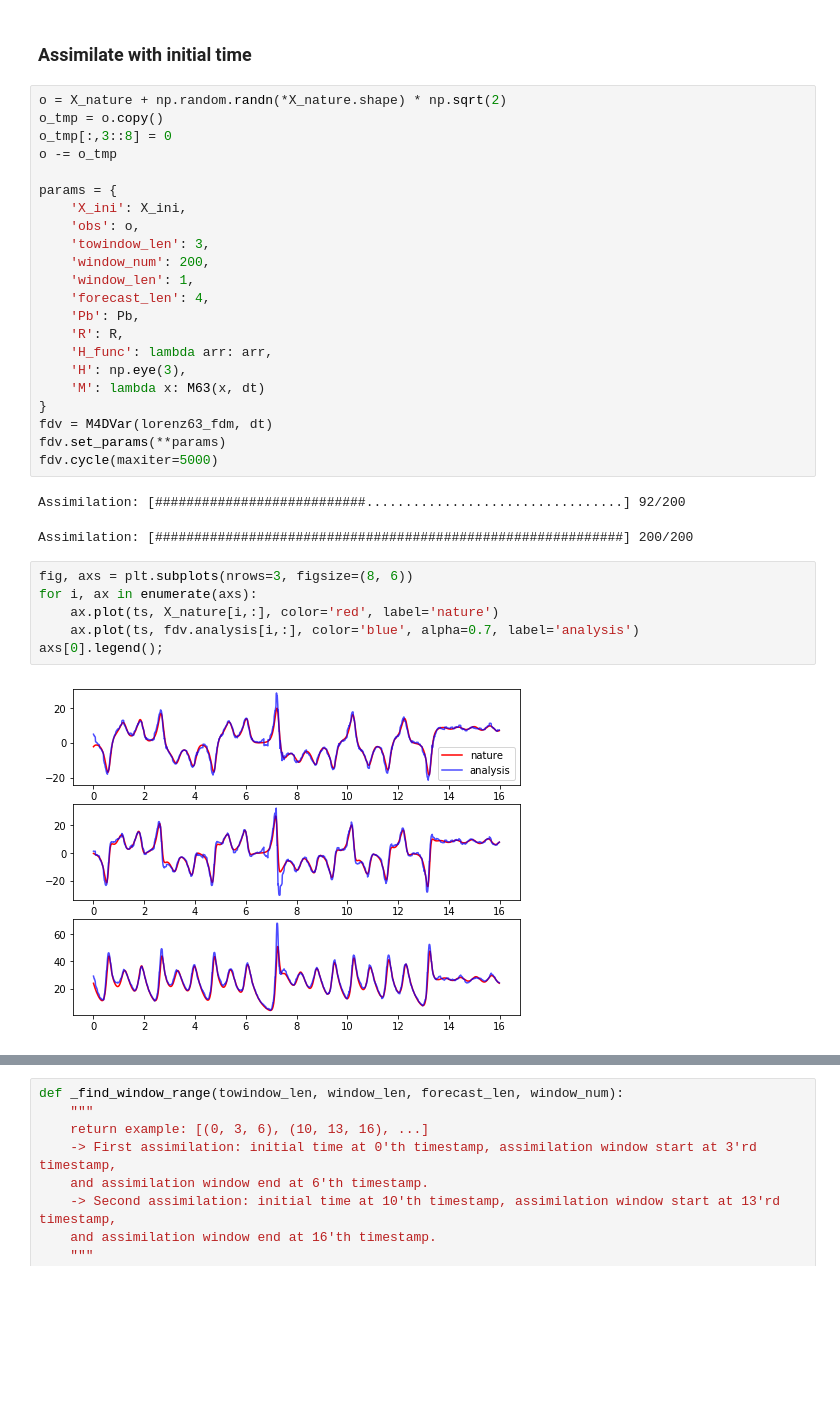
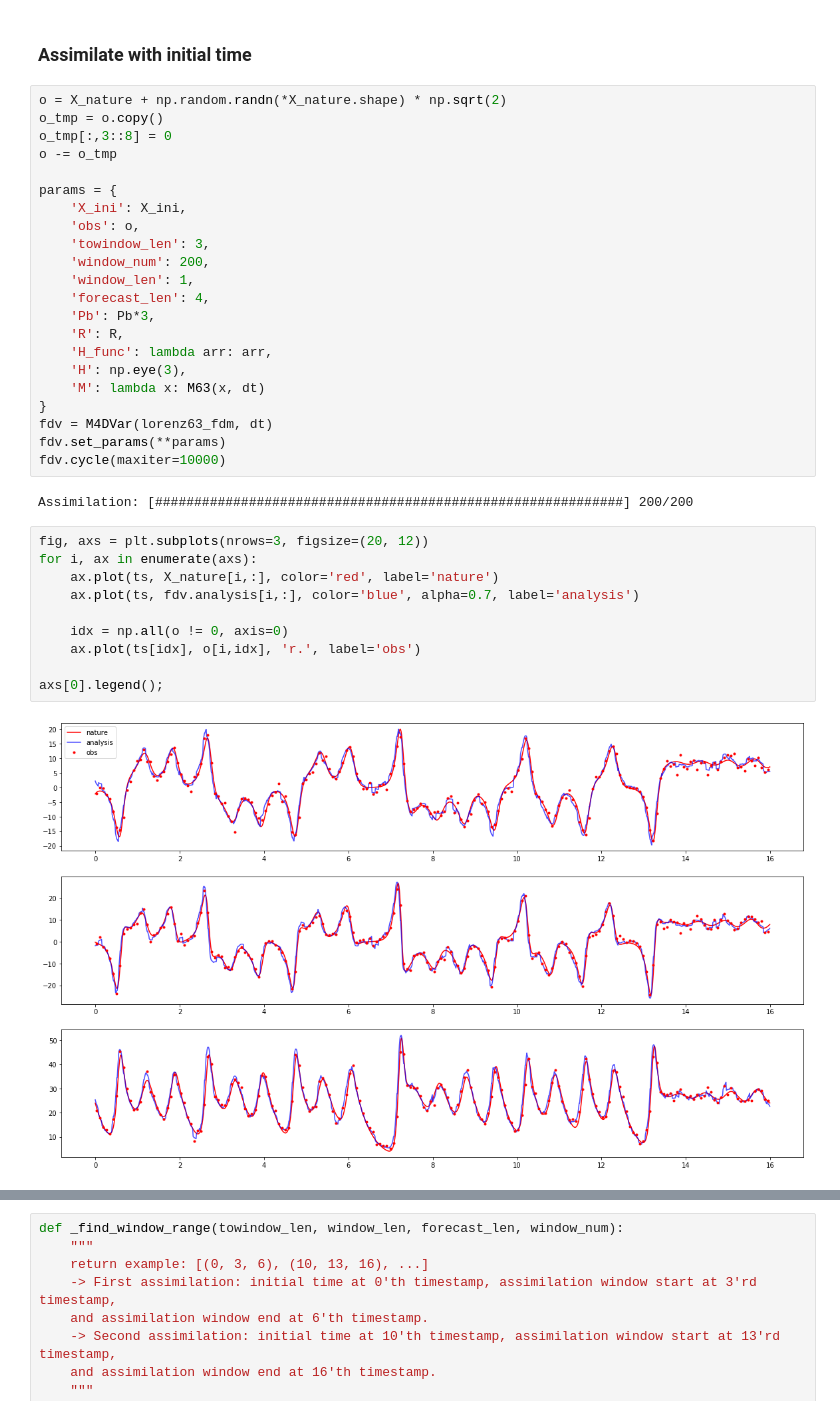
Before and after one commit to micky85lu/Data-Assimilation-Project, a Jupyter notebook: Untitled Folder/4DVar_modified.ipynb, the cells around one changed output, grey strips where cells are left out. Cells and saved outputs as stored; diff of their text form; blank space fills up the shorter version.

```diff
--- a/Untitled Folder/4DVar_modified.ipynb
+++ b/Untitled Folder/4DVar_modified.ipynb
@@ -379,7 +378,7 @@ params = {
     'window_num': 200,
     'window_len': 1,
     'forecast_len': 4,
-    'Pb': Pb,
+    'Pb': Pb*3,
     'R': R,
     'H_func': lambda arr: arr,
     'H': np.eye(3),
@@ -387,18 +386,21 @@ params = {
 }
 fdv = M4DVar(lorenz63_fdm, dt)
 fdv.set_params(**params)
-fdv.cycle(maxiter=5000)
+fdv.cycle(maxiter=10000)
 # %% [output]
-Assimilation: [###########################.................................] 92/200
+Assimilation: [############################################################] 200/200
-Assimilation: [############################################################] 200/200
 # %%
-fig, axs = plt.subplots(nrows=3, figsize=(8, 6))
+fig, axs = plt.subplots(nrows=3, figsize=(20, 12))
 for i, ax in enumerate(axs):
     ax.plot(ts, X_nature[i,:], color='red', label='nature')
     ax.plot(ts, fdv.analysis[i,:], color='blue', alpha=0.7, label='analysis')
+
+    idx = np.all(o != 0, axis=0)
+    ax.plot(ts[idx], o[i,idx], 'r.', label='obs')
+
 axs[0].legend();
 # %% [output]
-[figure, old version]
+[figure, new version]
 # %%
 def RMSE(forecast, nature):
     return np.sqrt(np.mean((forecast-nature)**2, axis=0))
```
Also changed, not shown: parts of 8 cells of this notebook.
